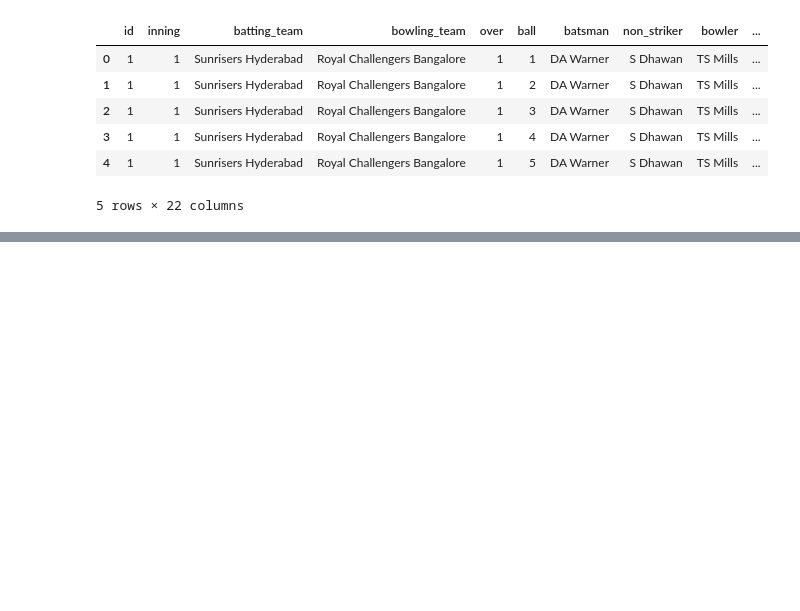
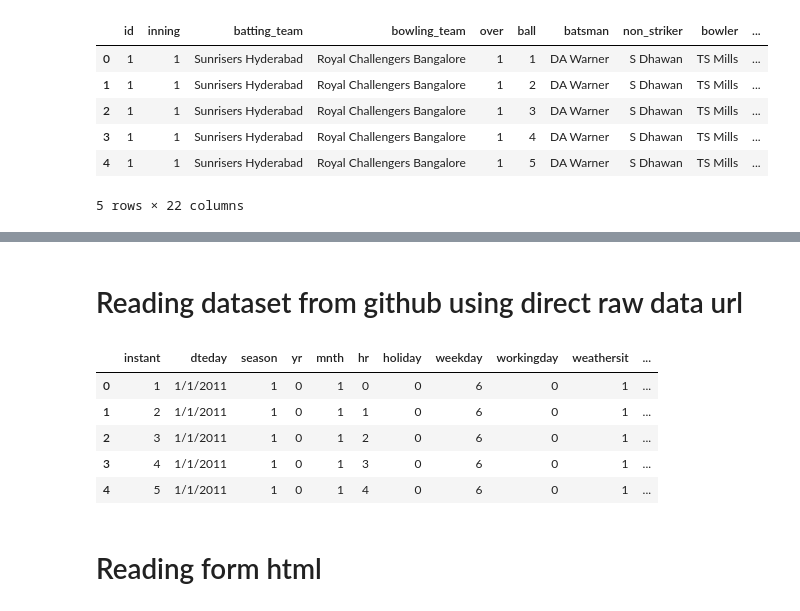
Before and after one commit to foysalpranto121/pandas-Update-version, a Jupyter notebook: pandas in all in one .ipynb, the cells around one changed output, grey strips where cells are left out. Saved outputs shown, nothing was run; the diff lists cells and outputs as text; code cells hidden in the pictures; blank space fills up the shorter version.

```diff
--- a/pandas in all in one .ipynb
+++ b/pandas in all in one .ipynb
@@ -1091,0 +1246,15 @@ renameName.head(5)
+# %% [markdown]
+# Reading dataset from github using direct raw data url
+# %%
+url='https://raw.githubusercontent.com/rashakil-ds/5-Minutes-to-Pandas/refs/heads/main/Datasets/bike.csv'
+df=pd.read_csv(url)
+df.head()
+# %% [output]
+|  | instant | dteday | season | yr | mnth | hr | holiday | weekday | workingday | weathersit | ... |
+| 0 | 1 | 1/1/2011 | 1 | 0 | 1 | 0 | 0 | 6 | 0 | 1 | ... |
+| 1 | 2 | 1/1/2011 | 1 | 0 | 1 | 1 | 0 | 6 | 0 | 1 | ... |
+| 2 | 3 | 1/1/2011 | 1 | 0 | 1 | 2 | 0 | 6 | 0 | 1 | ... |
+| 3 | 4 | 1/1/2011 | 1 | 0 | 1 | 3 | 0 | 6 | 0 | 1 | ... |
+| 4 | 5 | 1/1/2011 | 1 | 0 | 1 | 4 | 0 | 6 | 0 | 1 | ... |
+# %% [markdown]
+# Reading form html
```
Also changed, not shown: parts of 18 cells of this notebook, 2 other files.
